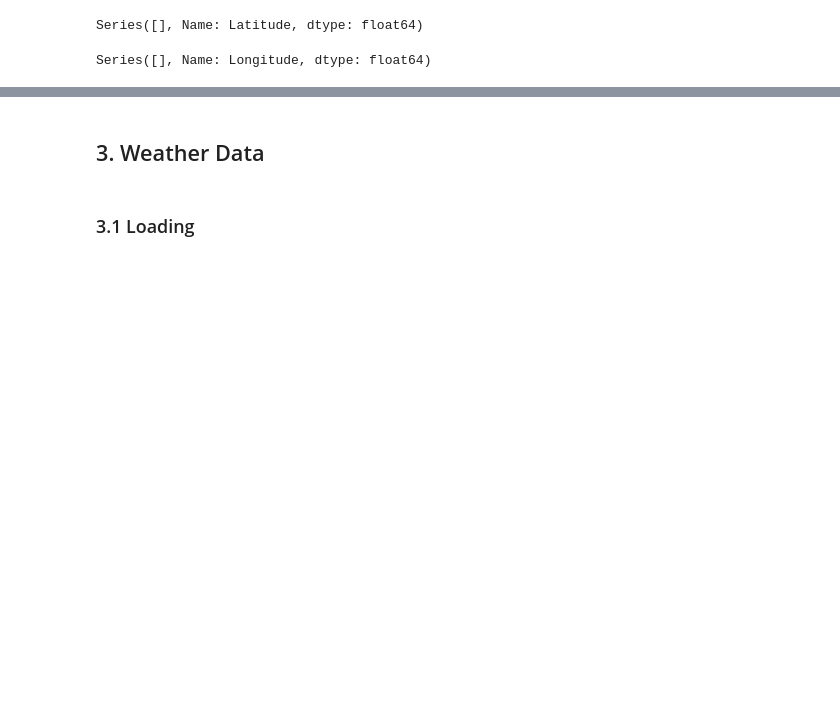
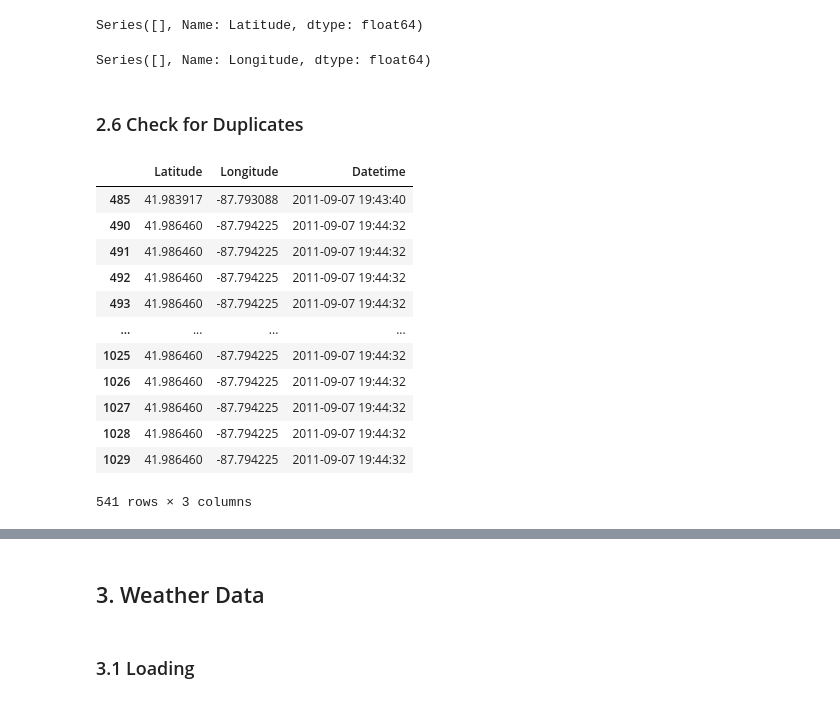
Before and after one commit to AaronCarney/Capstone2-WNV, a Jupyter notebook: Data Wrangling.ipynb, the cells around one changed output, grey strips where cells are left out. Cells and saved outputs as stored; diff of their text form; code cells hidden in the pictures; blank space fills up the shorter version.

```diff
--- a/Data Wrangling.ipynb
+++ b/Data Wrangling.ipynb
@@ -152,3 +162,22 @@ Series([], Name: Latitude, dtype: float64)
 spray_data.Longitude[spray_data['Longitude'] == 0]
 # %% [output]
 Series([], Name: Longitude, dtype: float64)
+# %% [markdown]
+### 2.6 Check for Duplicates
+# %%
+duplicates = spray_data.duplicated()
+spray_data[duplicates]
+# %% [output]
+|  | Latitude | Longitude | Datetime |
+| 485 | 41.983917 | -87.793088 | 2011-09-07 19:43:40 |
+| 490 | 41.986460 | -87.794225 | 2011-09-07 19:44:32 |
+| 491 | 41.986460 | -87.794225 | 2011-09-07 19:44:32 |
+| 492 | 41.986460 | -87.794225 | 2011-09-07 19:44:32 |
+| 493 | 41.986460 | -87.794225 | 2011-09-07 19:44:32 |
+| ... | ... | ... | ... |
+| 1025 | 41.986460 | -87.794225 | 2011-09-07 19:44:32 |
+| 1026 | 41.986460 | -87.794225 | 2011-09-07 19:44:32 |
+| 1027 | 41.986460 | -87.794225 | 2011-09-07 19:44:32 |
+| 1028 | 41.986460 | -87.794225 | 2011-09-07 19:44:32 |
+| 1029 | 41.986460 | -87.794225 | 2011-09-07 19:44:32 |
+541 rows × 3 columns
```
Also changed, not shown: parts of 53 cells of this notebook.
